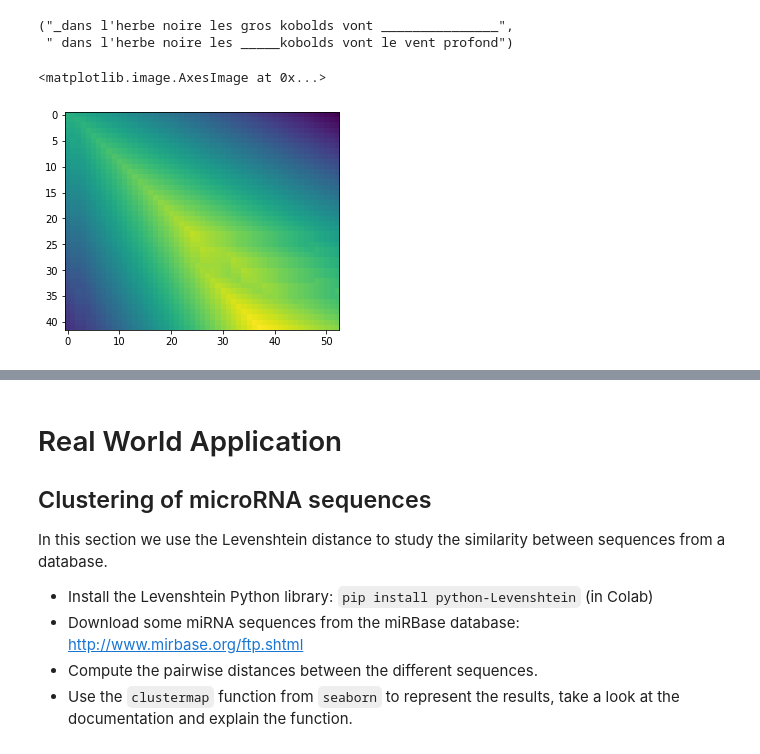
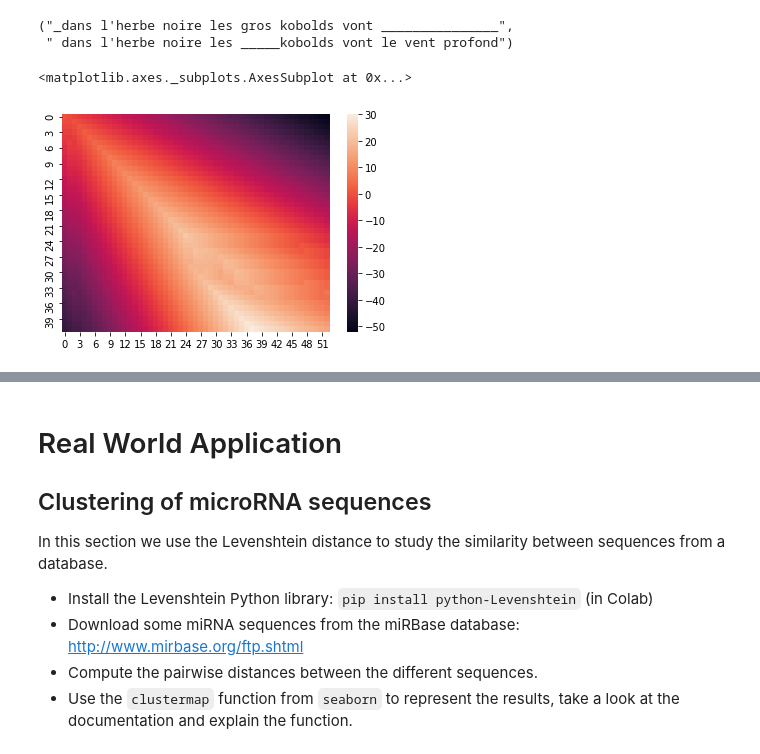
Before and after one commit to SergioPeignier/SergioPeignier.github.io, a Jupyter notebook: string_search/String-distance-Alignment.ipynb, the cells around one changed output, grey strips where cells are left out. Cells and saved outputs as stored; diff of their text form; code cells hidden in the pictures.

```diff
--- a/string_search/String-distance-Alignment.ipynb
+++ b/string_search/String-distance-Alignment.ipynb
@@ -142,6 +160,18 @@ __Questions:__
 + Change the underlying scoring parameters, and run some tests to assess the impact
 # %%
 def NWmatrix2strings(S,T,D):
+    """
+    Needleman-Wunch matrix to aligned strings
+
+    Args:
+        S (str): first string
+        T (str): second string
+        D (np.array or list of lists): Decision matrix
+
+    Returns:
+        S_aligned (str): first string aligned
+        T_aligned (str): second string aligned
+    """
     S_WITH_GAP = -1
     T_WITH_GAP = 1
     S_T_ALIGN = 0
@@ -170,6 +200,7 @@ def NWmatrix2strings(S,T,D):
     return(S_aligned,T_aligned)
 
 def Needleman_Wunch(S,T,return_matrix=False):
+
     T_WITH_GAP = 1
     S_WITH_GAP = -1
     S_T_ALIGN = 0
@@ -193,6 +224,8 @@ def Needleman_Wunch(S,T,return_matrix=False):
                     D[i,j] = decision[o]
     if return_matrix:
         return F,D
+    else:
+        return NWmatrix2strings(S,T,D)
 # %%
 S = "dans l'herbe noire les gros kobolds vont "
 T = " dans l'herbe noire les kobolds vont le vent profond"
@@ -201,8 +234,8 @@ NWmatrix2strings(S,T,D)
 # %% [output]
 ("_dans l'herbe noire les gros kobolds vont _______________",
  " dans l'herbe noire les _____kobolds vont le vent profond")
-# %%
-plt.imshow(F)
-# %% [output]
-<matplotlib.image.AxesImage at 0x...>
-[figure, removed]
+# %%
+sns.heatmap(F)
+# %% [output]
+<matplotlib.axes._subplots.AxesSubplot at 0x...>
+[figure, added]
```
Also changed, not shown: parts of 12 cells of this notebook, 13 other files.
